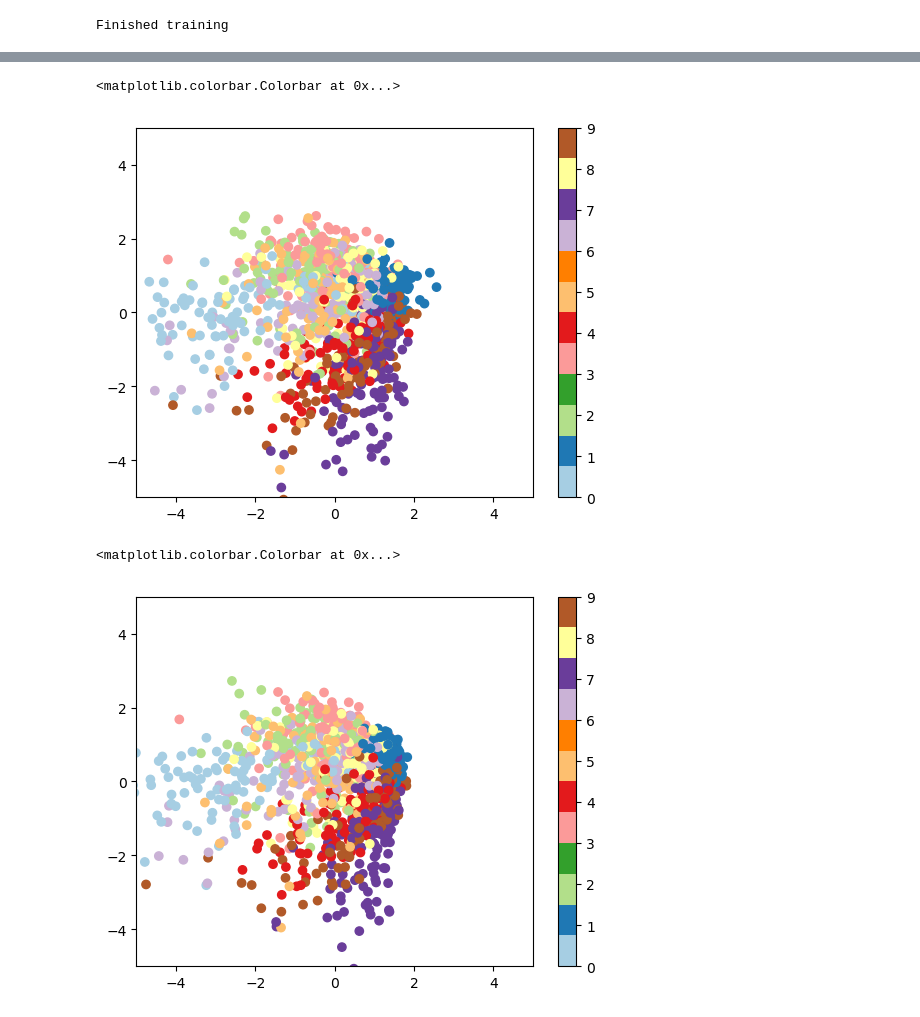
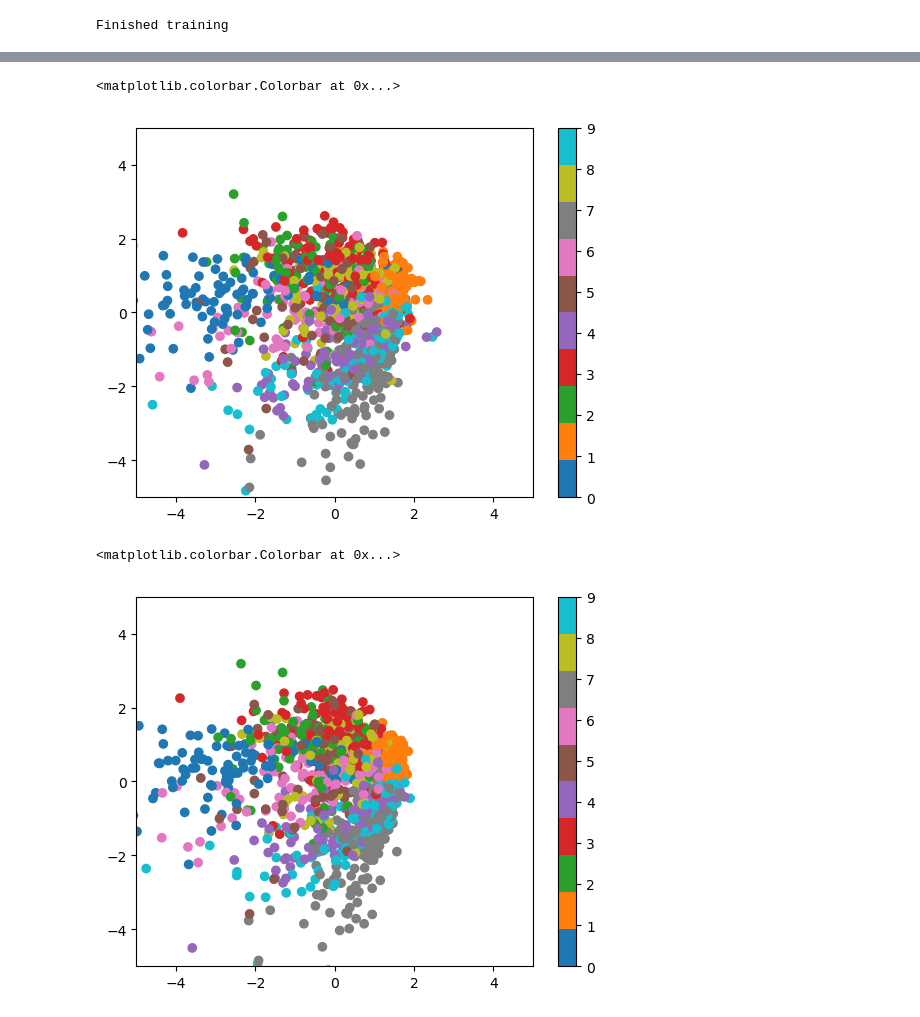
Before and after one commit to luisdiaz1997/SpatialFactorization, a Jupyter notebook: notebooks/Factor_Analysis.ipynb, the cells around one changed output, grey strips where cells are left out. Cells and saved outputs as stored; diff of their text form; code cells hidden in the pictures.

```diff
--- a/notebooks/Factor_Analysis.ipynb
+++ b/notebooks/Factor_Analysis.ipynb
@@ -23,18 +24,18 @@ plt.plot(history)
 # %%
 F = model.get_factors()
 # %%
-plt.scatter(F[:, 0], F[:, 1], c=y_train[::50], cmap='Paired')
+plt.scatter(F[:, 0], F[:, 1], c=y_train[::50], cmap='tab10')
 plt.ylim([-5, 5])
 plt.xlim([-5, 5])
 plt.colorbar()
 # %% [output]
 <matplotlib.colorbar.Colorbar at 0x...>
-[figure, old version]
+[figure, new version]
 # %%
-plt.scatter(model.f_qmean[:, 0].detach(), model.f_qmean[:, 1].detach(), c=y_train[::50], cmap='Paired')
+plt.scatter(model.f_qmean[:, 0].detach().cpu(), model.f_qmean[:, 1].detach().cpu(), c=y_train[::50], cmap='tab10')
 plt.ylim([-5, 5])
 plt.xlim([-5, 5])
 plt.colorbar()
 # %% [output]
 <matplotlib.colorbar.Colorbar at 0x...>
-[figure, old version]
+[figure, new version]
```
Also changed, not shown: parts of 2 cells of this notebook, 1 other file.
